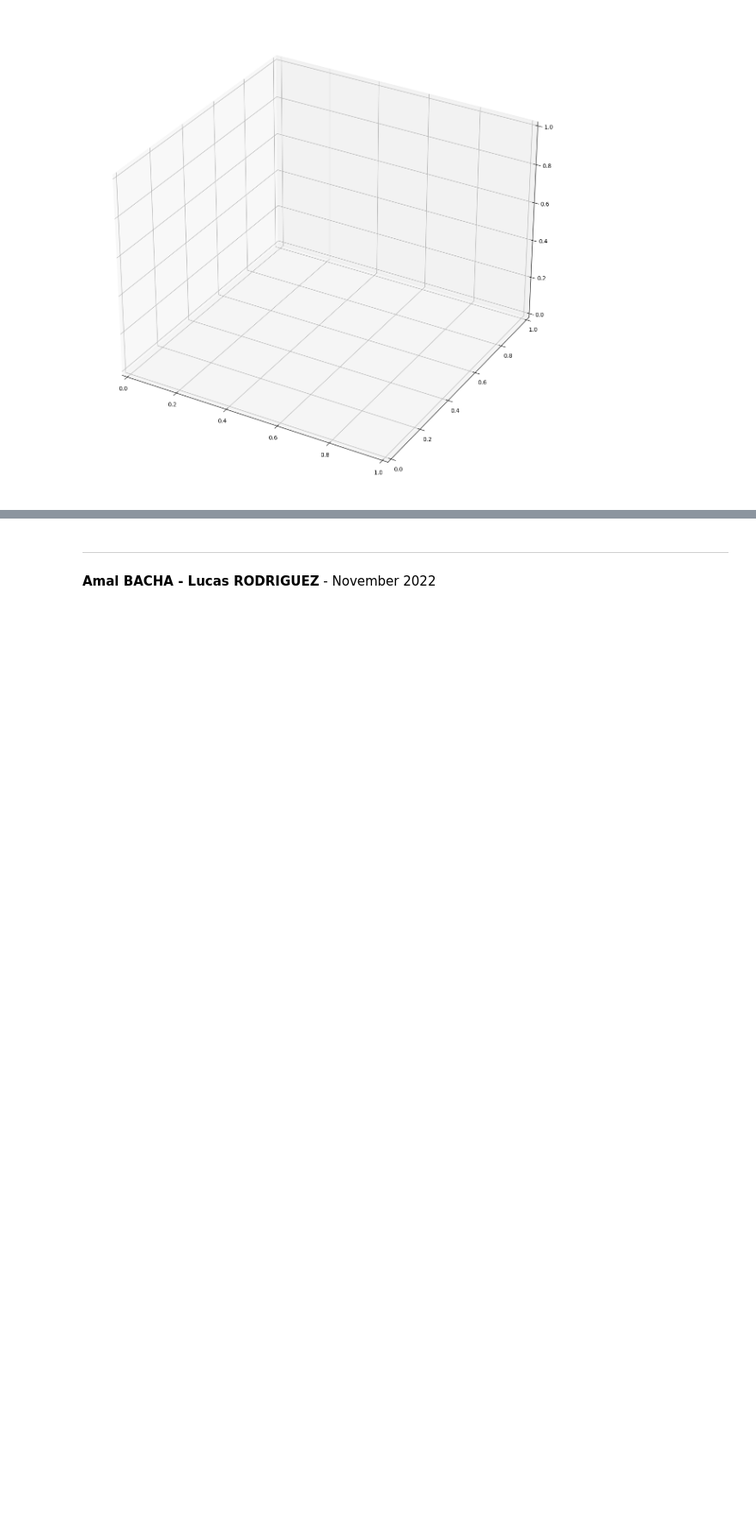
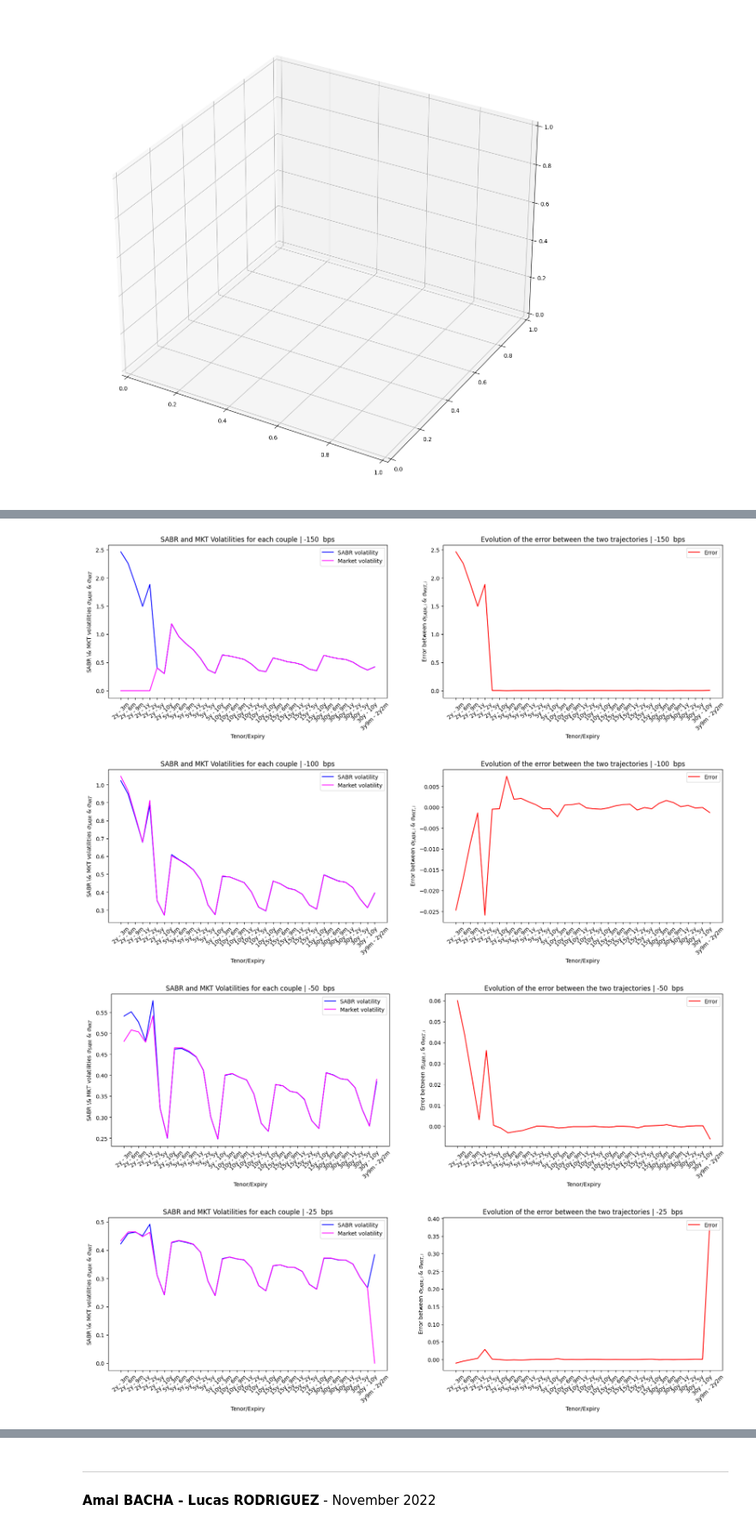
Before and after one commit to lcsrodriguez/SABR_Volatility-Rates, a Jupyter notebook: main.ipynb, the cells around one changed output, grey strips where cells are left out. Shown at 86% size. Cells and saved outputs as stored; diff of their text form; code cells hidden in the pictures; blank space fills up the shorter version.

```diff
--- a/main.ipynb
+++ b/main.ipynb
@@ -485,0 +481,31 @@ VOL_SABR
+# %%
+
+for inc in INCREMENTS:
+    # Plotting the SABR & market volatilities
+    bps = STRIKES_SPREADS[4 + inc]
+    plt.figure(figsize=(20, 5))
+    plt.subplot(1, 2, 1)
+    _ = VOL_SABR.iloc[:, ATM_SABR + inc].plot(color="blue", rot = 45, label="SABR volatility")
+    _ = VOL_MKT.iloc[:, ATM_MKT + inc].plot(color="magenta", rot = 45, label="Market volatility")
+    _ = plt.title(f"SABR and MKT Volatilities for each couple | {bps}  bps")
+    _ = plt.xlabel("Tenor/Expiry")
+    _ = plt.ylabel(r"SABR \& MKT volatilities $\sigma_{SABR}$ & $\sigma_{MKT}$")
+    _ = plt.xticks(INDEX_RANGE, INDEX_LABELS)
+    _ = plt.legend(loc="upper right")
+
+    # Computing the absolute error between the two trajectories
+    ABSOLUTE_ERROR = VOL_SABR.iloc[:, ATM_SABR + inc] - VOL_MKT.iloc[:, ATM_MKT + inc]
+
+    # Plotting the error
+    plt.subplot(1, 2, 2)
+    _ = ABSOLUTE_ERROR.plot(color="red", rot = 45, label="Error")
+    _ = plt.title(f"Evolution of the error between the two trajectories | {bps}  bps")
+    _ = plt.xlabel("Tenor/Expiry")
+    _ = plt.ylabel(r"Error between $\sigma_{SABR, i}$ & $\sigma_{MKT, i}$")
+    _ = plt.xticks(INDEX_RANGE, INDEX_LABELS)
+    _ = plt.legend(loc="upper right")
+# %% [output]
+[figure, added]
+[figure, added]
+[figure, added]
+[figure, added]
```
Also changed, not shown: parts of 7 cells of this notebook.
